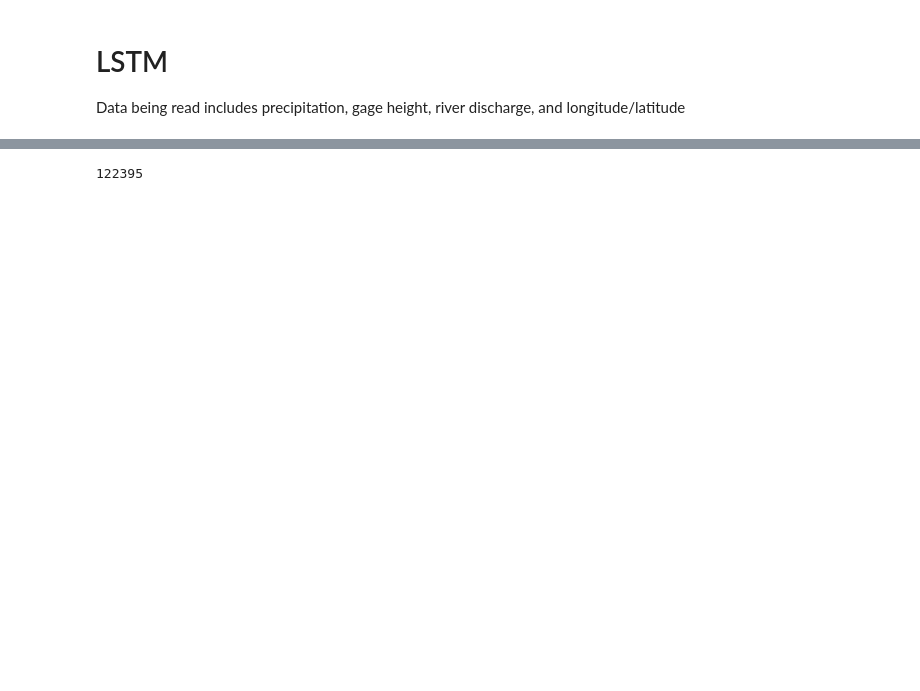
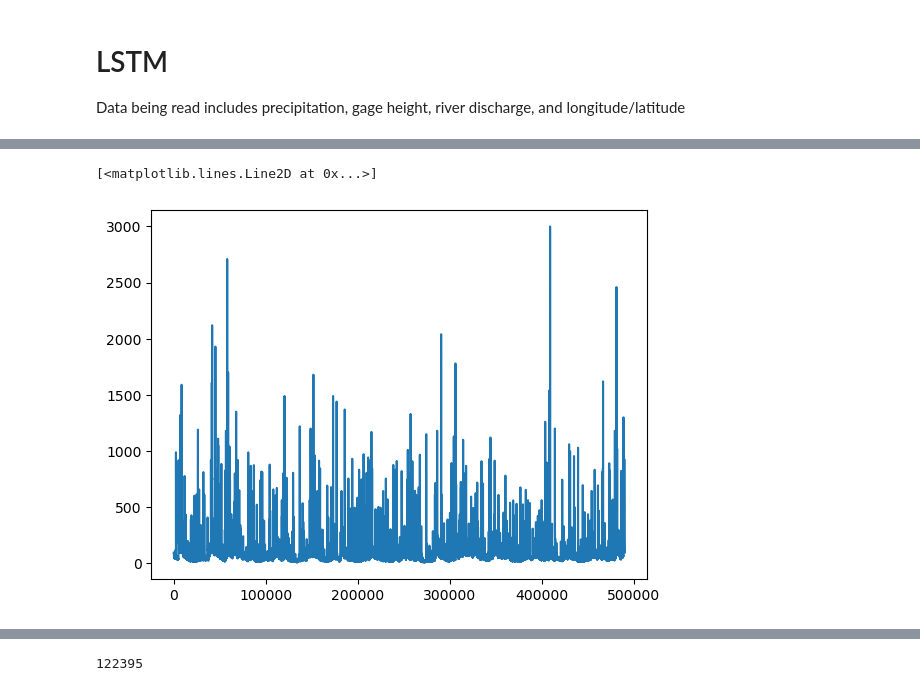
Before and after one commit to BrendanGramp/UMDAOSC650, a Jupyter notebook: AOSC650RNNFinalProject.ipynb, the cells around one changed output, grey strips where cells are left out. Drawn from its saved outputs; the diff is of its cells as text; code cells hidden in the pictures; blank space fills up the shorter version.

```diff
--- a/AOSC650RNNFinalProject.ipynb
+++ b/AOSC650RNNFinalProject.ipynb
@@ -209,0 +222,5 @@ print(k)
+# %%
+plt.plot(range(489977), datasettwo1["106410_00060"])
+# %% [output]
+[<matplotlib.lines.Line2D at 0x...>]
+[figure, added]
```
Also changed, not shown: parts of 117 cells of this notebook.
